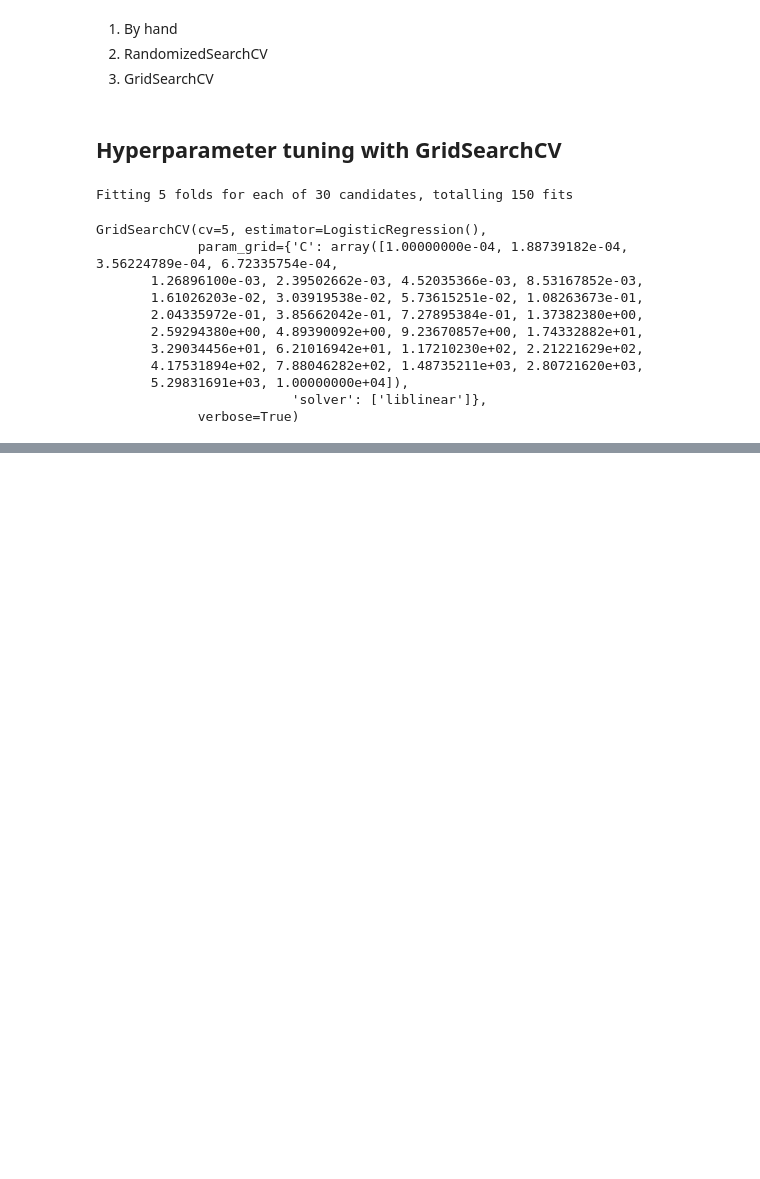
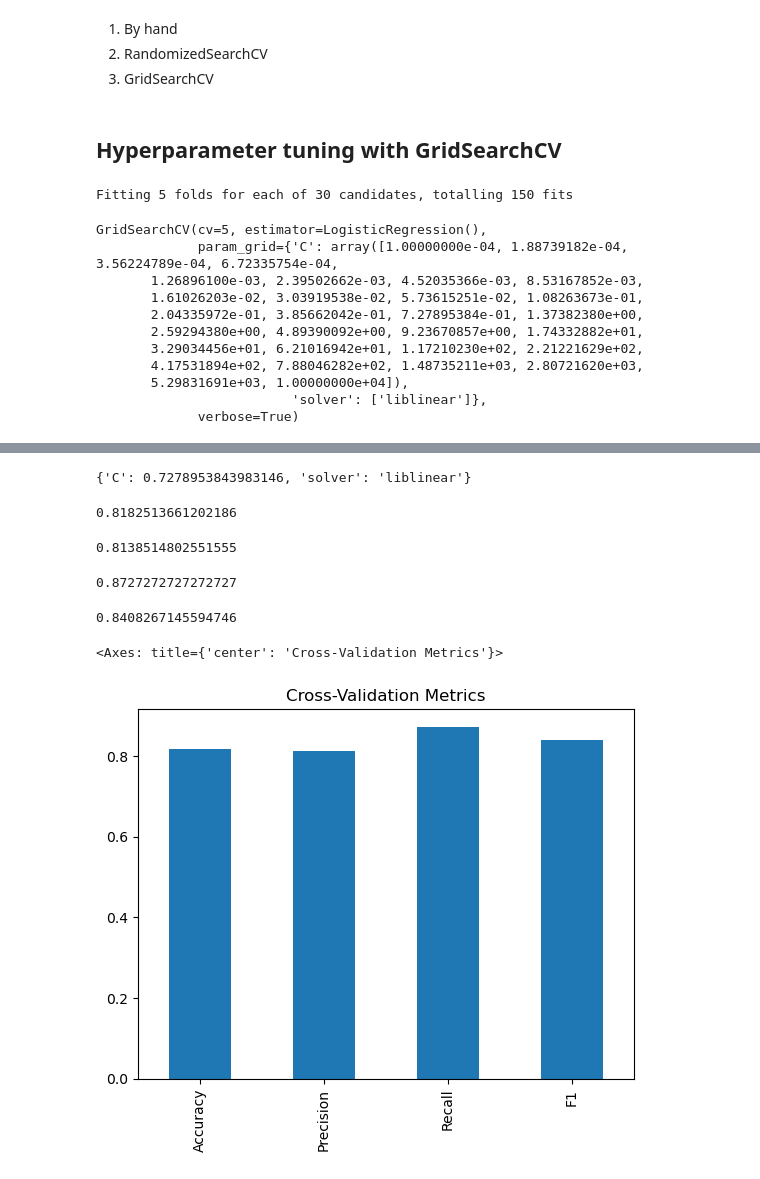
Before and after one commit to Root007x/ML-Heart_disease-project, a Jupyter notebook: end-to-end-heart-disease-classification.ipynb, the cells around one changed output, grey strips where cells are left out. Cells and saved outputs as stored; diff of their text form; code cells hidden in the pictures; blank space fills up the shorter version.

```diff
--- a/end-to-end-heart-disease-classification.ipynb
+++ b/end-to-end-heart-disease-classification.ipynb
@@ -663,0 +711,6 @@ gs_rf.fit(x_train,y_train)
+# %%
+# Cross Validation
+
+gs_log_reg.best_params_
+# %% [output]
+{'C': 0.7278953843983146, 'solver': 'liblinear'}
@@ -663,0 +719,35 @@ gs_rf.fit(x_train,y_train)
+# %%
+# Cross-validated accuracy
+cv_acc = cross_val_score(clf,x,y,cv=5,scoring='accuracy')
+cv_acc.mean()
+# %% [output]
+0.8182513661202186
+# %%
+# Cross-Validated Precision
+cv_prec = cross_val_score(clf,x,y,cv=5,scoring='precision')
+cv_prec.mean()
+# %% [output]
+0.8138514802551555
+# %%
+# Cross-validated Recall
+cv_recall = cross_val_score(clf,x,y,cv=5,scoring='recall')
+cv_recall.mean()
+# %% [output]
+0.8727272727272727
+# %%
+# Cross-validated f1-score
+cv_f1 = cross_val_score(clf,x,y,cv=5,scoring='f1')
+cv_f1.mean()
+# %% [output]
+0.8408267145594746
+# %%
+# Visualize cross-validated metrics
+cv_metrics = pd.DataFrame({"Accuracy" : cv_acc.mean(),
+                          "Precision" : cv_prec.mean(),
+                          "Recall" : cv_recall.mean(),
+                          "F1" : cv_f1.mean()},
+                             index=[0])
+cv_metrics.T.plot.bar(title="Cross-Validation Metrics",legend=False)
+# %% [output]
+<Axes: title={'center': 'Cross-Validation Metrics'}>
+[figure, added]
```
Also changed, not shown: parts of 32 cells of this notebook.
